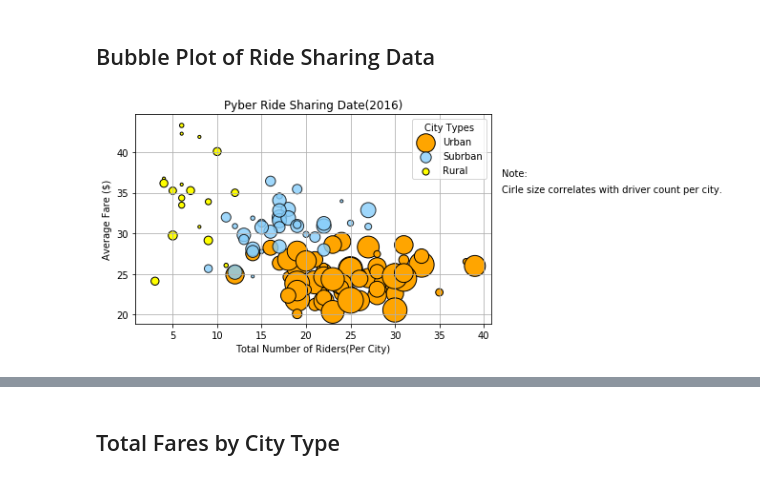
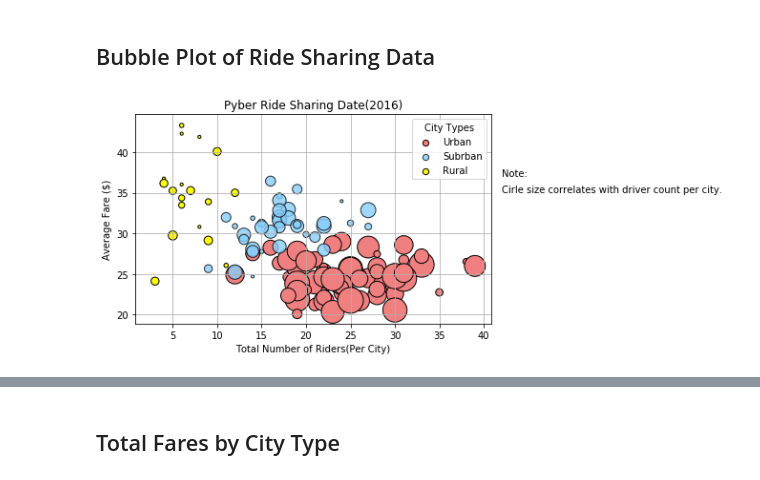
Before and after one commit to linxiaholly/Pyber-Matplotlib, a Jupyter notebook: pyber_starter.ipynb, the cells around one changed output, grey strips where cells are left out. Saved outputs shown, nothing was run; the diff lists cells and outputs as text; code cells hidden in the pictures.

```diff
--- a/pyber_starter.ipynb
+++ b/pyber_starter.ipynb
@@ -51,26 +51,29 @@ df_suburban=df.loc[df["type"] == "Suburban",:]
 # %%
 # Build the scatter plots for each city types
 
-ax = df_urban.plot(kind = "scatter", x = "total rider", y ="average fare", c ='orange',s = df_urban["total driver"]*10 , grid = True, label = "Urban",edgecolors="black")
+ax = df_urban.plot(kind = "scatter", x = "total rider", y ="average fare", c ='lightcoral',s = df_urban["total driver"]*10 , grid = True, label = "Urban",edgecolors="black")
 ax1=df_suburban.plot(kind = "scatter", x = "total rider", y ="average fare", c ='lightskyblue',alpha=.8,edgecolors="black",
                      s = df_suburban["total driver"]*10  , grid = True, title = "Pyber Ride Sharing Date(2016)",label = "Subrban", ax=ax)
 ax2=df_rural.plot(kind = "scatter", x = "total rider", y ="average fare", c ='yellow',edgecolors="black",
                      s = df_rural["total driver"]*10  , grid = True, label ='Rural',ax=ax)
 
 # Incorporate the other graph properties
 ax.set_xlabel("Total Number of Riders(Per City)")
 ax.set_ylabel("Average Fare ($)")
 # Create a legend
-ax.legend()
-plt.legend(title = "City Types")
+
+legend = plt.legend(title = "City Types")
+for handles in legend.legendHandles:
+    handles.set_sizes([40])
+
 # Incorporate a text label regarding circle size
 ax.text(42,37,"Note:")
 ax.text(42,35,"Cirle size correlates with driver count per city.")
 plt.tight_layout()
 # Save Figure
 plt.savefig("Pyber Ride sharing Bubble Plot.png")
 # %% [output]
-[figure, old version]
+[figure, new version]
 # %%
 # Show plot
 plt.show()
```
Also changed, not shown: parts of 4 cells of this notebook.
